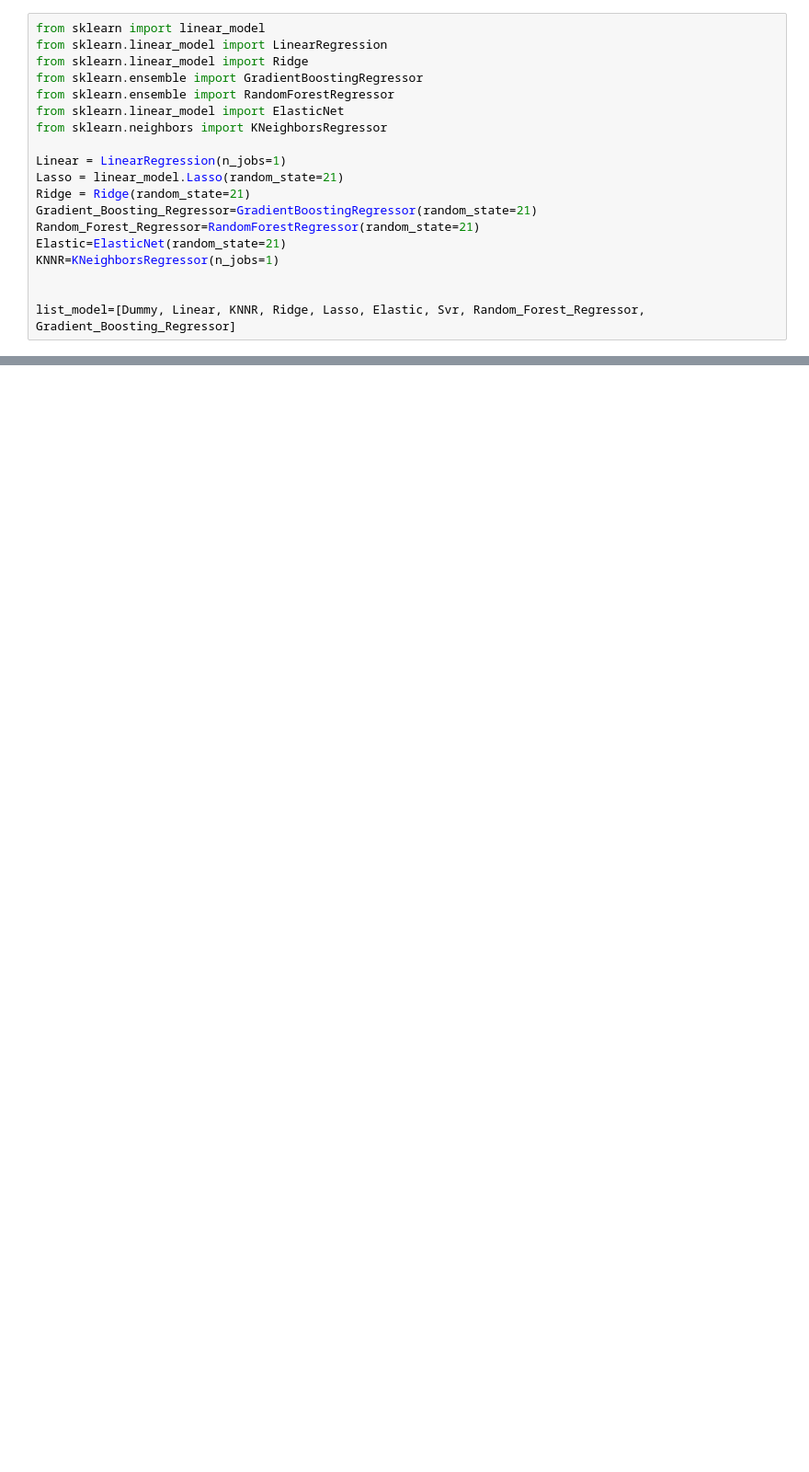
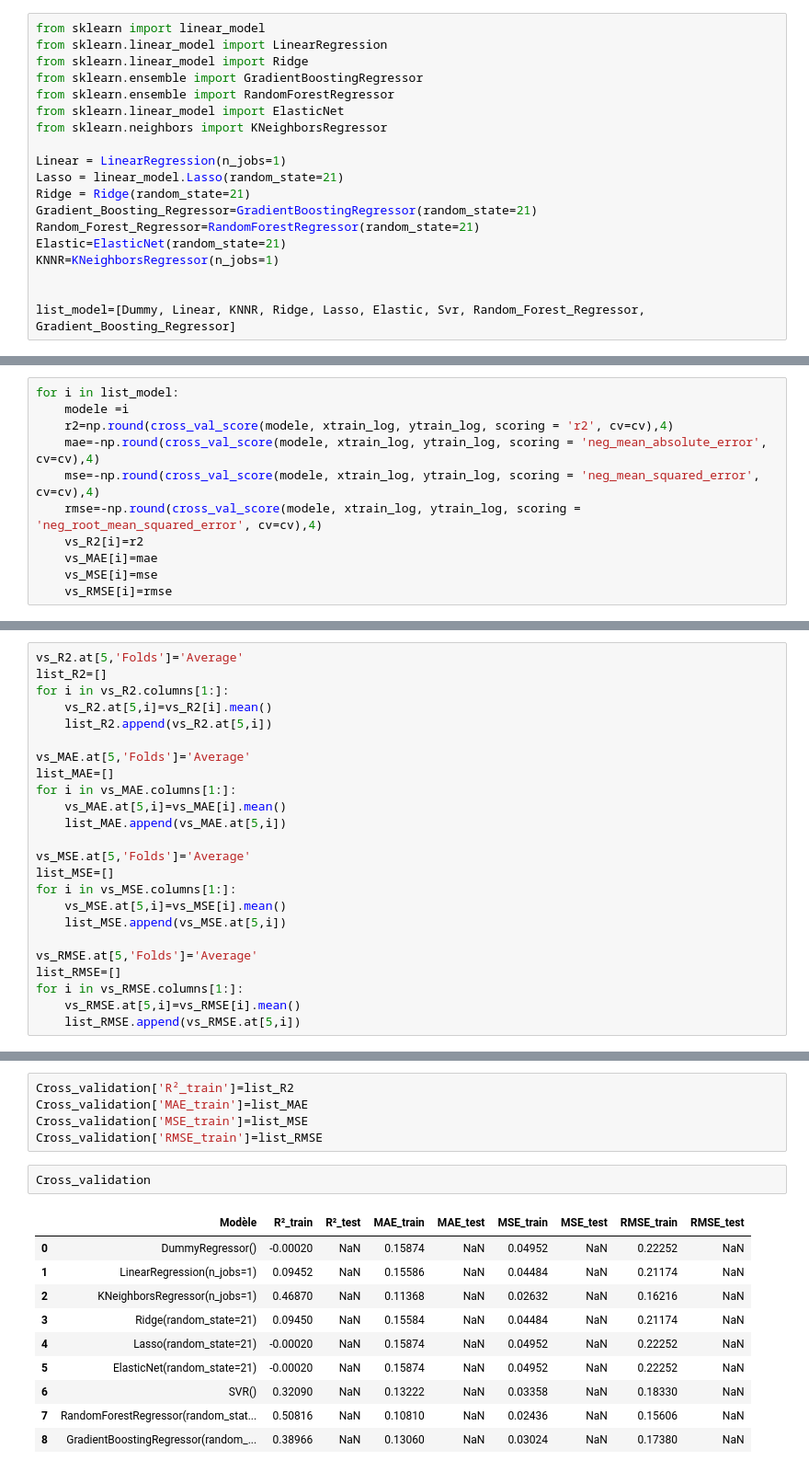
Before and after one commit to Azepel/Prediction-de-la-stabilite-de-differentes-enzymes, a Jupyter notebook: LE_ROSAIRE_1_documentation&code_112022.ipynb, the cells around one changed output, grey strips where cells are left out. Shown at 92% size. Drawn from its saved outputs; the diff is of its cells as text; blank space fills up the shorter version.

```diff
--- a/LE_ROSAIRE_1_documentation&code_112022.ipynb
+++ b/LE_ROSAIRE_1_documentation&code_112022.ipynb
@@ -790,0 +831,11 @@ list_model=[Dummy, Linear, KNNR, Ridge, Lasso, Elastic, Svr, Random_Forest_Regre
+# %%
+for i in list_model:
+    modele =i
+    r2=np.round(cross_val_score(modele, xtrain_log, ytrain_log, scoring = 'r2', cv=cv),4)
+    mae=-np.round(cross_val_score(modele, xtrain_log, ytrain_log, scoring = 'neg_mean_absolute_error', cv=cv),4)
+    mse=-np.round(cross_val_score(modele, xtrain_log, ytrain_log, scoring = 'neg_mean_squared_error', cv=cv),4)
+    rmse=-np.round(cross_val_score(modele, xtrain_log, ytrain_log, scoring = 'neg_root_mean_squared_error', cv=cv),4)
+    vs_R2[i]=r2
+    vs_MAE[i]=mae
+    vs_MSE[i]=mse
+    vs_RMSE[i]=rmse
@@ -790,0 +853,24 @@ list_model=[Dummy, Linear, KNNR, Ridge, Lasso, Elastic, Svr, Random_Forest_Regre
+# %%
+vs_R2.at[5,'Folds']='Average'
+list_R2=[]
+for i in vs_R2.columns[1:]:
+    vs_R2.at[5,i]=vs_R2[i].mean()
+    list_R2.append(vs_R2.at[5,i])
+
+vs_MAE.at[5,'Folds']='Average'
+list_MAE=[]
+for i in vs_MAE.columns[1:]:
+    vs_MAE.at[5,i]=vs_MAE[i].mean()
+    list_MAE.append(vs_MAE.at[5,i])
+
+vs_MSE.at[5,'Folds']='Average'
+list_MSE=[]
+for i in vs_MSE.columns[1:]:
+    vs_MSE.at[5,i]=vs_MSE[i].mean()
+    list_MSE.append(vs_MSE.at[5,i])
+
+vs_RMSE.at[5,'Folds']='Average'
+list_RMSE=[]
+for i in vs_RMSE.columns[1:]:
+    vs_RMSE.at[5,i]=vs_RMSE[i].mean()
+    list_RMSE.append(vs_RMSE.at[5,i])
@@ -790,0 +889,18 @@ list_model=[Dummy, Linear, KNNR, Ridge, Lasso, Elastic, Svr, Random_Forest_Regre
+# %%
+Cross_validation['R²_train']=list_R2
+Cross_validation['MAE_train']=list_MAE
+Cross_validation['MSE_train']=list_MSE
+Cross_validation['RMSE_train']=list_RMSE
+# %%
+Cross_validation
+# %% [output]
+|  | Modèle | R²_train | R²_test | MAE_train | MAE_test | MSE_train | MSE_test | RMSE_train | RMSE_test |
+| 0 | DummyRegressor() | -0.00020 | NaN | 0.15874 | NaN | 0.04952 | NaN | 0.22252 | NaN |
+| 1 | LinearRegression(n_jobs=1) | 0.09452 | NaN | 0.15586 | NaN | 0.04484 | NaN | 0.21174 | NaN |
+| 2 | KNeighborsRegressor(n_jobs=1) | 0.46870 | NaN | 0.11368 | NaN | 0.02632 | NaN | 0.16216 | NaN |
+| 3 | Ridge(random_state=21) | 0.09450 | NaN | 0.15584 | NaN | 0.04484 | NaN | 0.21174 | NaN |
+| 4 | Lasso(random_state=21) | -0.00020 | NaN | 0.15874 | NaN | 0.04952 | NaN | 0.22252 | NaN |
+| 5 | ElasticNet(random_state=21) | -0.00020 | NaN | 0.15874 | NaN | 0.04952 | NaN | 0.22252 | NaN |
+| 6 | SVR() | 0.32090 | NaN | 0.13222 | NaN | 0.03358 | NaN | 0.18330 | NaN |
+| 7 | RandomForestRegressor(random_stat... | 0.50816 | NaN | 0.10810 | NaN | 0.02436 | NaN | 0.15606 | NaN |
+| 8 | GradientBoostingRegressor(random_... | 0.38966 | NaN | 0.13060 | NaN | 0.03024 | NaN | 0.17380 | NaN |
```
Also changed, not shown: parts of 22 cells of this notebook.
